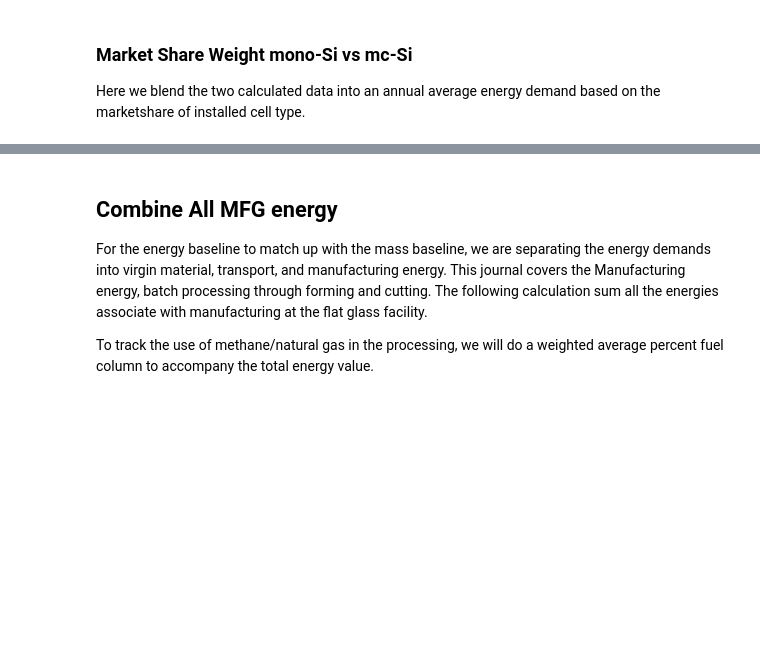
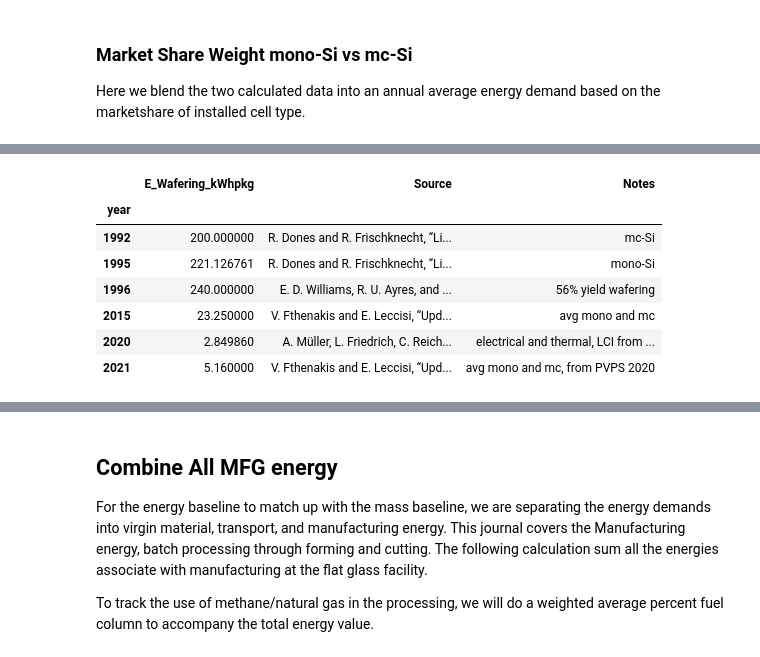
Before and after one commit to NREL/PV_ICE, a Jupyter notebook: docs/tutorials/baseline development documentation/(baseline development) Energy Silicon Manufacturing.ipynb, the cells around one changed output, grey strips where cells are left out. Cells and saved outputs as stored; diff of their text form; code cells hidden in the pictures; blank space fills up the shorter version.

```diff
--- a/docs/tutorials/baseline development documentation/(baseline development) Energy Silicon Manufacturing.ipynb
+++ b/docs/tutorials/baseline development documentation/(baseline development) Energy Silicon Manufacturing.ipynb
@@ -333,0 +353,11 @@ plt.legend()
+# %%
+e_wafering_raw.dropna(how='all')
+# %% [output]
+|  | E_Wafering_kWhpkg | Source | Notes |
+| year |  |  |  |
+| 1992 | 200.000000 | R. Dones and R. Frischknecht, “Li... | mc-Si |
+| 1995 | 221.126761 | R. Dones and R. Frischknecht, “Li... | mono-Si |
+| 1996 | 240.000000 | E. D. Williams, R. U. Ayres, and ... | 56% yield wafering |
+| 2015 | 23.250000 | V. Fthenakis and E. Leccisi, “Upd... | avg mono and mc |
+| 2020 | 2.849860 | A. Müller, L. Friedrich, C. Reich... | electrical and thermal, LCI from ... |
+| 2021 | 5.160000 | V. Fthenakis and E. Leccisi, “Upd... | avg mono and mc, from PVPS 2020 |
```
Also changed, not shown: parts of 21 cells of this notebook, 5 other files.
